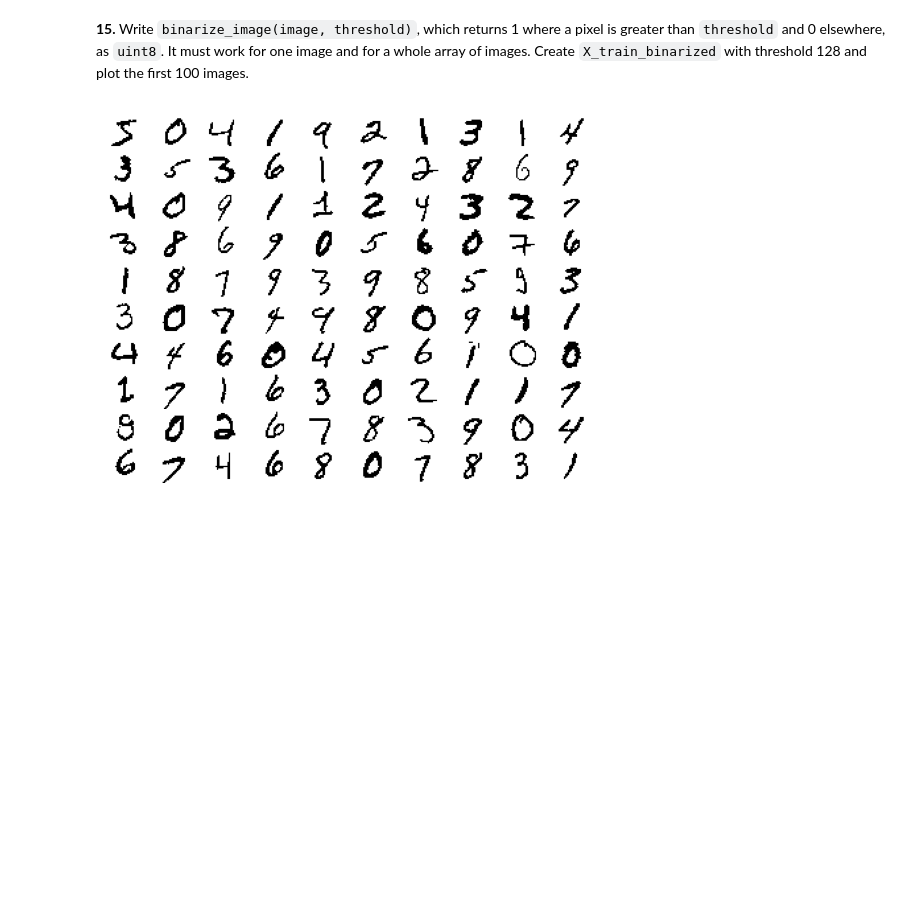
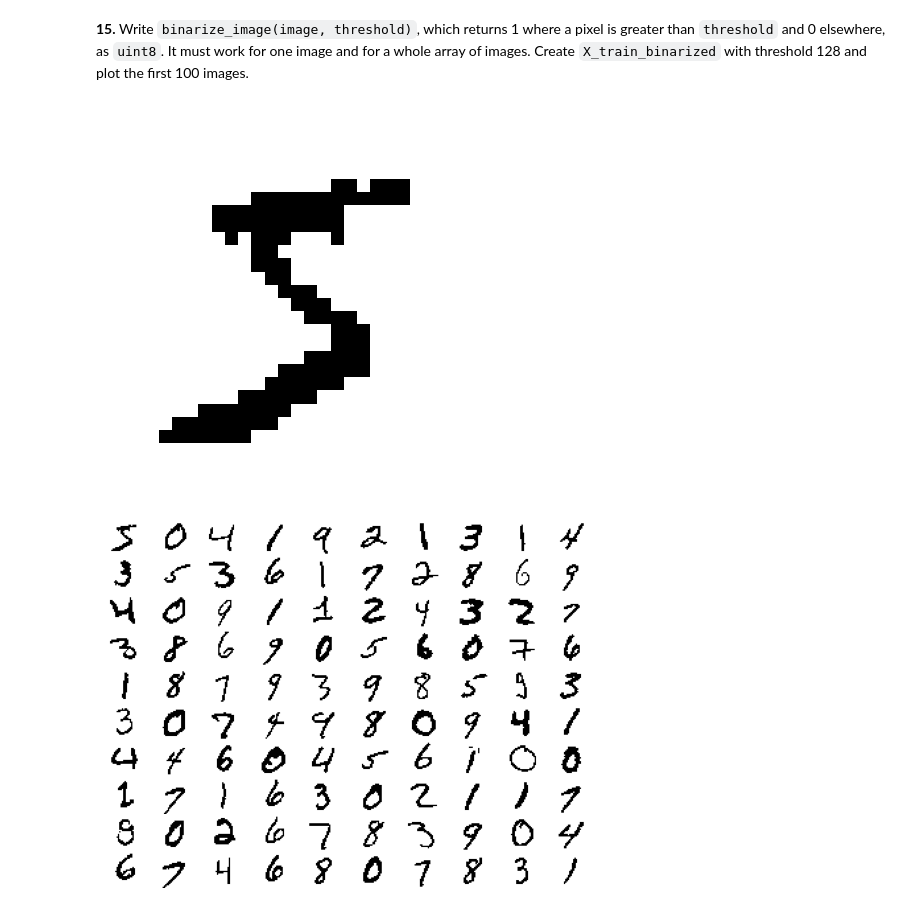
Before and after one commit to avidaldo/numpy-mnist, a Jupyter notebook: mnist_numpy_solution.ipynb, the cells around one changed output. Drawn from its saved outputs; the diff is of its cells as text; code cells hidden in the pictures; blank space fills up the shorter version.

```diff
--- a/mnist_numpy_solution.ipynb
+++ b/mnist_numpy_solution.ipynb
@@ -20,10 +20,11 @@ import numpy as np
 MNIST_URL = "https://storage.googleapis.com/tensorflow/tf-keras-datasets/mnist.npz"
 MNIST_SHA256 = "731c5ac602752760c8e48fbffcf8c3b850d9dc2a2aedcf2cc48468fc17b673d1"
 
-type Split = tuple[np.ndarray, np.ndarray]
+type ImagesAndLabels = tuple[np.ndarray, np.ndarray]
 
 
-def load_mnist(cache_dir: Path = Path("data")) -> tuple[Split, Split]:
+def load_mnist(cache_dir: Path = Path("data")) -> tuple[ImagesAndLabels, ImagesAndLabels]:
+    """Download MNIST into `cache_dir` once, check it, and return its (train, test) splits."""
     cache_dir.mkdir(exist_ok=True)
     path = cache_dir / "mnist.npz"
     if not path.exists():
@@ -147,6 +148,7 @@ X_train_flat.shape, X_test_flat.shape
 **3.** Change `plot_image` so that it accepts both a 28×28 image and a flat row of 784 pixels. Check it with `X_train_flat[0]`.
 # %%
 def plot_image(image: np.ndarray) -> None:
+    """Plot an MNIST image from either 28x28 or flattened 784 format."""
     if image.ndim == 1:
         side = int(np.sqrt(image.size))
         image = image.reshape(side, side)
@@ -356,6 +363,10 @@ def binarize_image(image: np.ndarray, threshold: int) -> np.ndarray:
 
 
 X_train_binarized = binarize_image(X_train, threshold=128)
+# %%
+plot_image(X_train_binarized[0])
+# %% [output]
+[figure, added]
 # %%
 plot_first_100(X_train_binarized)
 # %% [output]
```
Also changed, not shown: parts of 11 cells of this notebook, 3 other files.
